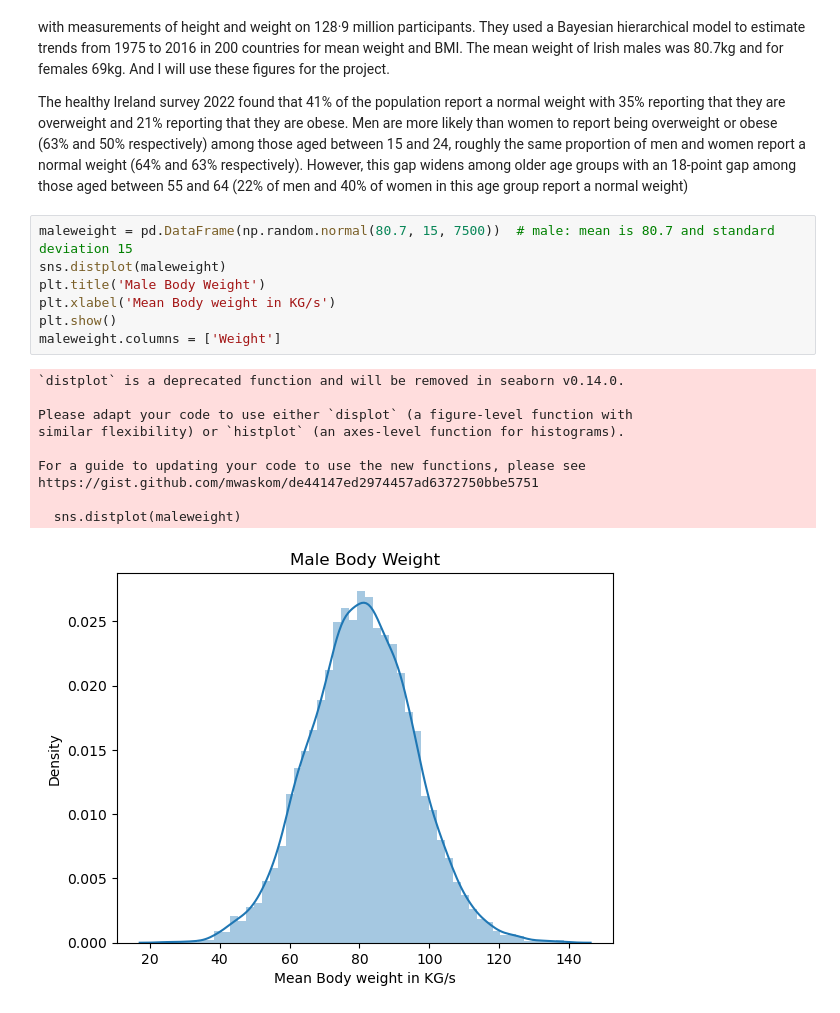
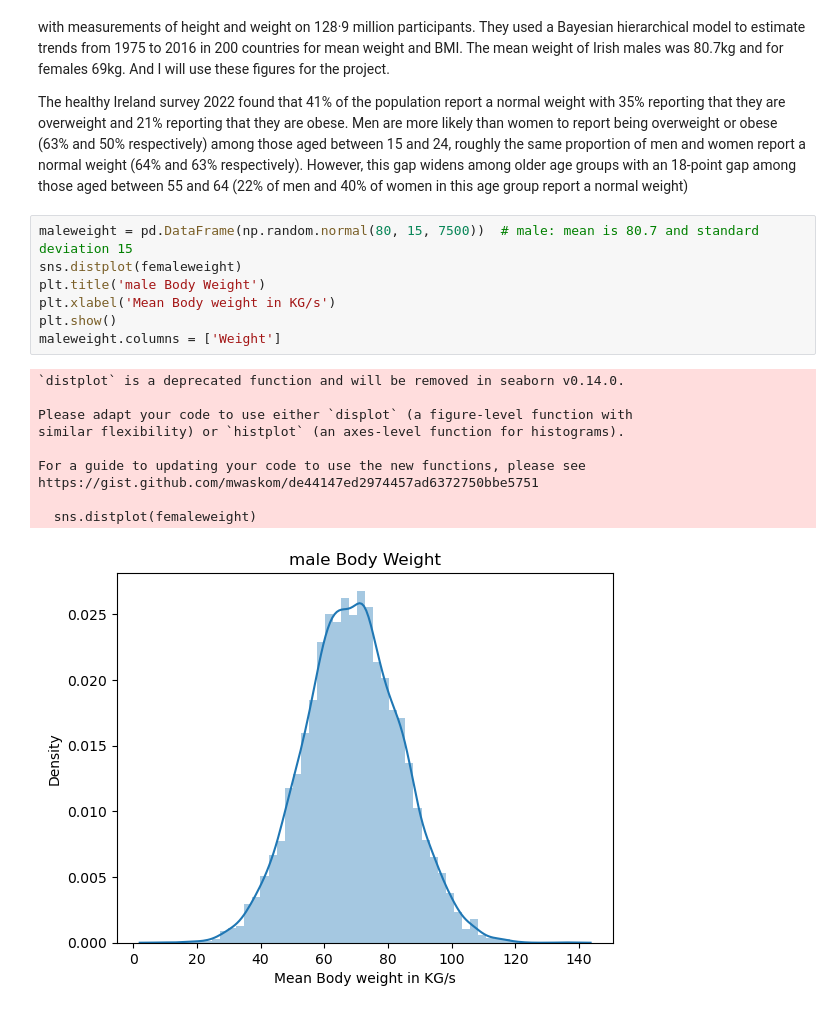
Before and after one commit to keithmmc/PDA1, a Jupyter notebook: PDA1.ipynb, the cells around one changed output. Cells and saved outputs as stored; diff of their text form.

```diff
--- a/PDA1.ipynb
+++ b/PDA1.ipynb
@@ -250,21 +250,21 @@ The NCD Risk Factor Collaboration study is a landmark description of the progres
 
 The healthy Ireland survey 2022 found that 41% of the population report a normal weight with 35% reporting that they are overweight and 21% reporting that they are obese. Men are more likely than women to report being overweight or obese (63% and 50% respectively) among those aged between 15 and 24, roughly the same proportion of men and women report a normal weight (64% and 63% respectively). However, this gap widens among older age groups with an 18-point gap among those aged between 55 and 64 (22% of men and 40% of women in this age group report a normal weight)
 # %%
-maleweight = pd.DataFrame(np.random.normal(80.7, 15, 7500))  # male: mean is 80.7 and standard deviation 15
-sns.distplot(maleweight)
-plt.title('Male Body Weight')
+maleweight = pd.DataFrame(np.random.normal(80, 15, 7500))  # male: mean is 80.7 and standard deviation 15
+sns.distplot(femaleweight)
+plt.title('male Body Weight')
 plt.xlabel('Mean Body weight in KG/s')
 plt.show()
 maleweight.columns = ['Weight']
 # %% [output]
 `distplot` is a deprecated function and will be removed in seaborn v0.14.0.
 
 Please adapt your code to use either `displot` (a figure-level function with
 similar flexibility) or `histplot` (an axes-level function for histograms).
 
 For a guide to updating your code to use the new functions, please see
 https://gist.github.com/mwaskom/de44147ed2974457ad6372750bbe5751
 
-  sns.distplot(maleweight)
+  sns.distplot(femaleweight)
-[figure, old version]
+[figure, new version]
 # %%
```
Also changed, not shown: parts of 18 cells of this notebook.
